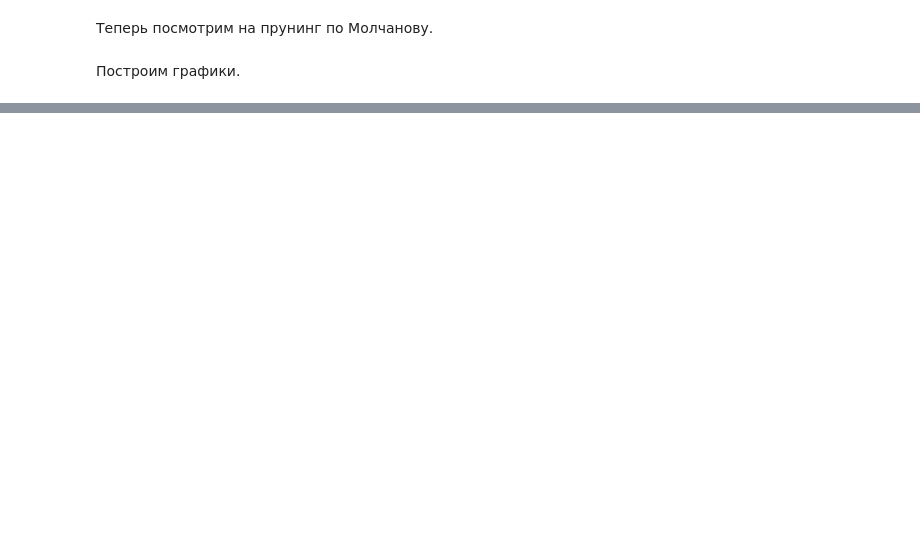
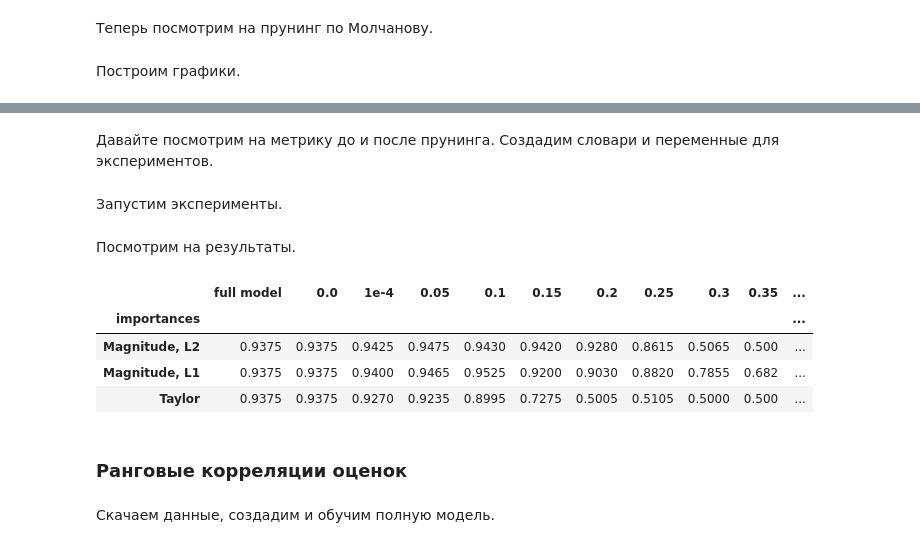
Before and after one commit to intsystems/Zero-shot-structural-pruning, a Jupyter notebook: src/depgraph-experiments.ipynb, the cells around one changed output, grey strips where cells are left out. Cells and saved outputs as stored; diff of their text form; code cells hidden in the pictures; blank space fills up the shorter version.

```diff
--- a/src/depgraph-experiments.ipynb
+++ b/src/depgraph-experiments.ipynb
@@ -512,0 +553,9 @@ Molchanov, local, rate 0.99, ROC-AUC: 0.49700
+# %%
+trainloader, testloader = get_dataloaders([8,9], batch_size=64)
+
+full_model = resnet50(pretrained=True)
+full_model.fc = torch.nn.Linear(full_model.fc.in_features, 2)
+train_loop(full_model, trainloader, testloader)
+full_model = full_model.to('cpu')
+# %% [markdown]
+Давайте посмотрим на метрику до и после прунинга. Создадим словари и переменные для экспериментов.
@@ -512,0 +575,47 @@ Molchanov, local, rate 0.99, ROC-AUC: 0.49700
+# %% [markdown]
+Запустим эксперименты.
+# %%
+for name_importance, importance in importances.items():
+    history['importances'].append(name_importance)
+
+    # Zero
+    metrics, _ = depgraph_prune_model_and_validate(
+        model=full_model,
+        importance=importance,
+        testloader=testloader,
+        prune_rate=0
+    )
+    history['0.0'].append(metrics[0])
+
+    # Small eps
+    metrics, _ = depgraph_prune_model_and_validate(
+        model=full_model,
+        importance=importance,
+        testloader=testloader,
+        prune_rate=eps
+    )
+    history['1e-4'].append(metrics[0])
+
+    # Other values
+    metrics, prune_rates = depgraph_prune_model_and_validate(
+        model=full_model,
+        importance=importance,
+        testloader=testloader,
+        iterative_steps=10
+    )
+    for key, value in zip(prune_rates, metrics):
+        history[str(key)].append(value)
+# %% [markdown]
+Посмотрим на результаты.
+# %%
+pd.DataFrame(history).set_index('importances')
+# %% [output]
+|  | full model | 0.0 | 1e-4 | 0.05 | 0.1 | 0.15 | 0.2 | 0.25 | 0.3 | 0.35 | ... |
+| importances |  |  |  |  |  |  |  |  |  |  | ... |
+| Magnitude, L2 | 0.9375 | 0.9375 | 0.9425 | 0.9475 | 0.9430 | 0.9420 | 0.9280 | 0.8615 | 0.5065 | 0.500 | ... |
+| Magnitude, L1 | 0.9375 | 0.9375 | 0.9400 | 0.9465 | 0.9525 | 0.9200 | 0.9030 | 0.8820 | 0.7855 | 0.682 | ... |
+| Taylor | 0.9375 | 0.9375 | 0.9270 | 0.9235 | 0.8995 | 0.7275 | 0.5005 | 0.5105 | 0.5000 | 0.500 | ... |
+# %% [markdown]
+### Ранговые корреляции оценок
+# %% [markdown]
+Скачаем данные, создадим и обучим полную модель.
```
Also changed, not shown: parts of 35 cells of this notebook.
